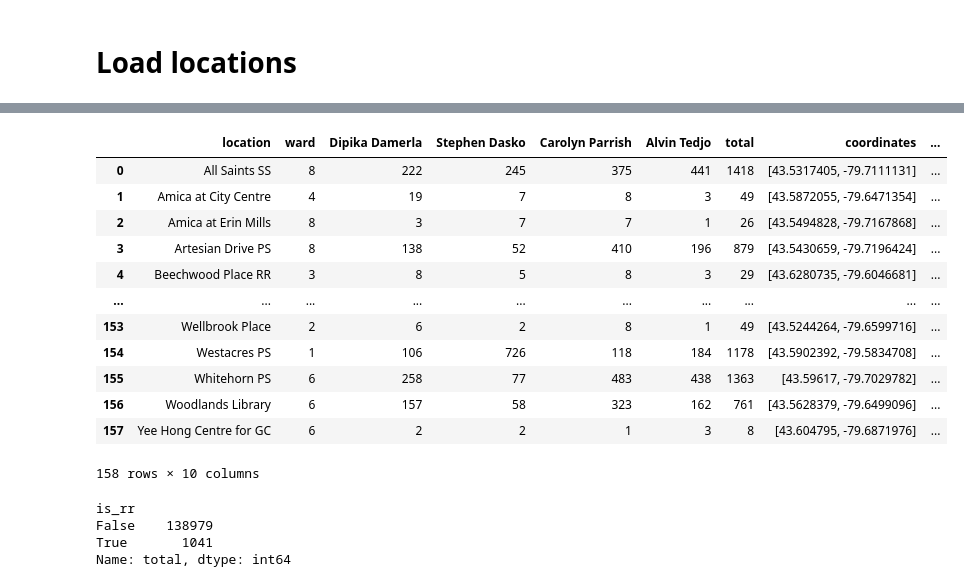
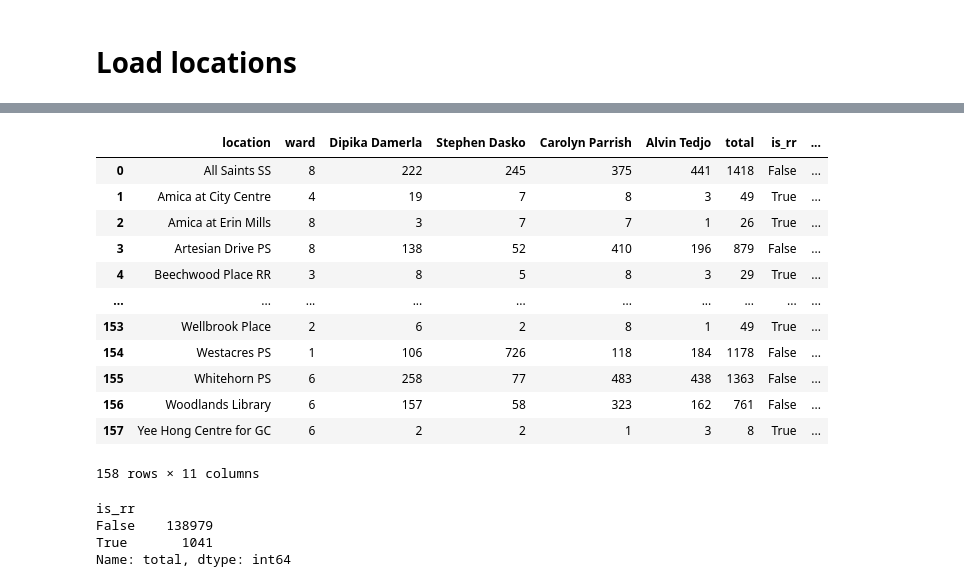
Before and after one commit to jsreid13/2024-Mississauga-By-Election-Polling-Results, a Jupyter notebook: analysis.ipynb, the cells around one changed output, grey strips where cells are left out. Cells and saved outputs as stored; diff of their text form; code cells hidden in the pictures.

```diff
--- a/analysis.ipynb
+++ b/analysis.ipynb
@@ -1,6 +1,6 @@
 # %%
 from pypdf import PdfReader
-reader = PdfReader('Official-Results-Mississauga-By-Election-2024.pdf')
+reader = PdfReader('data/Official-Results-Mississauga-By-Election-2024.pdf')
 # %%
 page = reader.pages[1].extract_text(extraction_mode="layout", layout_mode_space_vertically=False, layout_mode_scale_weight=1)
 print(page)
@@ -240,8 +239,11 @@ df_ward_vote_pop.to_csv("results.csv", index=False)
 # %% [markdown]
 # Load locations
 # %%
-df_loc = pd.read_json("locations-filled.json").transpose()
+df_loc = pd.read_json("data/locations-filled.json").transpose()
 df_loc.columns = ["coordinates", "is_rr", "address"]
 df_loc["coordinates"] = df_loc["coordinates"].str.split(",")
+df_loc["latitude"] = df_loc["coordinates"].str[0].astype(float)
+df_loc["longitude"] = df_loc["coordinates"].str[1].astype(float)
+df_loc.drop("coordinates", axis=1, inplace=True)
 df_loc
 # %% [output]
@@ -261,20 +263,21 @@ df_loc
 # %%
 df_loc_join = pd.merge(df, df_loc, left_on="location", right_index=True)
+df_loc_join[["location", "latitude", "longitude", "address", "ward", "Dipika Damerla", "Stephen Dasko", "Carolyn Parrish", "Alvin Tedjo", "total"]].to_csv("output/election_results.csv")
 df_loc_join
 # %% [output]
-|  | location | ward | Dipika Damerla | Stephen Dasko | Carolyn Parrish | Alvin Tedjo | total | coordinates | ... |
-| 0 | All Saints SS | 8 | 222 | 245 | 375 | 441 | 1418 | [43.5317405, -79.7111131] | ... |
-| 1 | Amica at City Centre | 4 | 19 | 7 | 8 | 3 | 49 | [43.5872055, -79.6471354] | ... |
-| 2 | Amica at Erin Mills | 8 | 3 | 7 | 7 | 1 | 26 | [43.5494828, -79.7167868] | ... |
-| 3 | Artesian Drive PS | 8 | 138 | 52 | 410 | 196 | 879 | [43.5430659, -79.7196424] | ... |
-| 4 | Beechwood Place RR | 3 | 8 | 5 | 8 | 3 | 29 | [43.6280735, -79.6046681] | ... |
+|  | location | ward | Dipika Damerla | Stephen Dasko | Carolyn Parrish | Alvin Tedjo | total | is_rr | ... |
+| 0 | All Saints SS | 8 | 222 | 245 | 375 | 441 | 1418 | False | ... |
+| 1 | Amica at City Centre | 4 | 19 | 7 | 8 | 3 | 49 | True | ... |
+| 2 | Amica at Erin Mills | 8 | 3 | 7 | 7 | 1 | 26 | True | ... |
+| 3 | Artesian Drive PS | 8 | 138 | 52 | 410 | 196 | 879 | False | ... |
+| 4 | Beechwood Place RR | 3 | 8 | 5 | 8 | 3 | 29 | True | ... |
 | ... | ... | ... | ... | ... | ... | ... | ... | ... | ... |
-| 153 | Wellbrook Place | 2 | 6 | 2 | 8 | 1 | 49 | [43.5244264, -79.6599716] | ... |
-| 154 | Westacres PS | 1 | 106 | 726 | 118 | 184 | 1178 | [43.5902392, -79.5834708] | ... |
-| 155 | Whitehorn PS | 6 | 258 | 77 | 483 | 438 | 1363 | [43.59617, -79.7029782] | ... |
-| 156 | Woodlands Library | 6 | 157 | 58 | 323 | 162 | 761 | [43.5628379, -79.6499096] | ... |
-| 157 | Yee Hong Centre for GC | 6 | 2 | 2 | 1 | 3 | 8 | [43.604795, -79.6871976] | ... |
+| 153 | Wellbrook Place | 2 | 6 | 2 | 8 | 1 | 49 | True | ... |
+| 154 | Westacres PS | 1 | 106 | 726 | 118 | 184 | 1178 | False | ... |
+| 155 | Whitehorn PS | 6 | 258 | 77 | 483 | 438 | 1363 | False | ... |
+| 156 | Woodlands Library | 6 | 157 | 58 | 323 | 162 | 761 | False | ... |
+| 157 | Yee Hong Centre for GC | 6 | 2 | 2 | 1 | 3 | 8 | True | ... |
-158 rows × 10 columns
+158 rows × 11 columns
 # %%
 df_loc_join.groupby("is_rr")["total"].sum()
 # %% [output]
```
Also changed, not shown: parts of 24 cells of this notebook, 12 other files.
